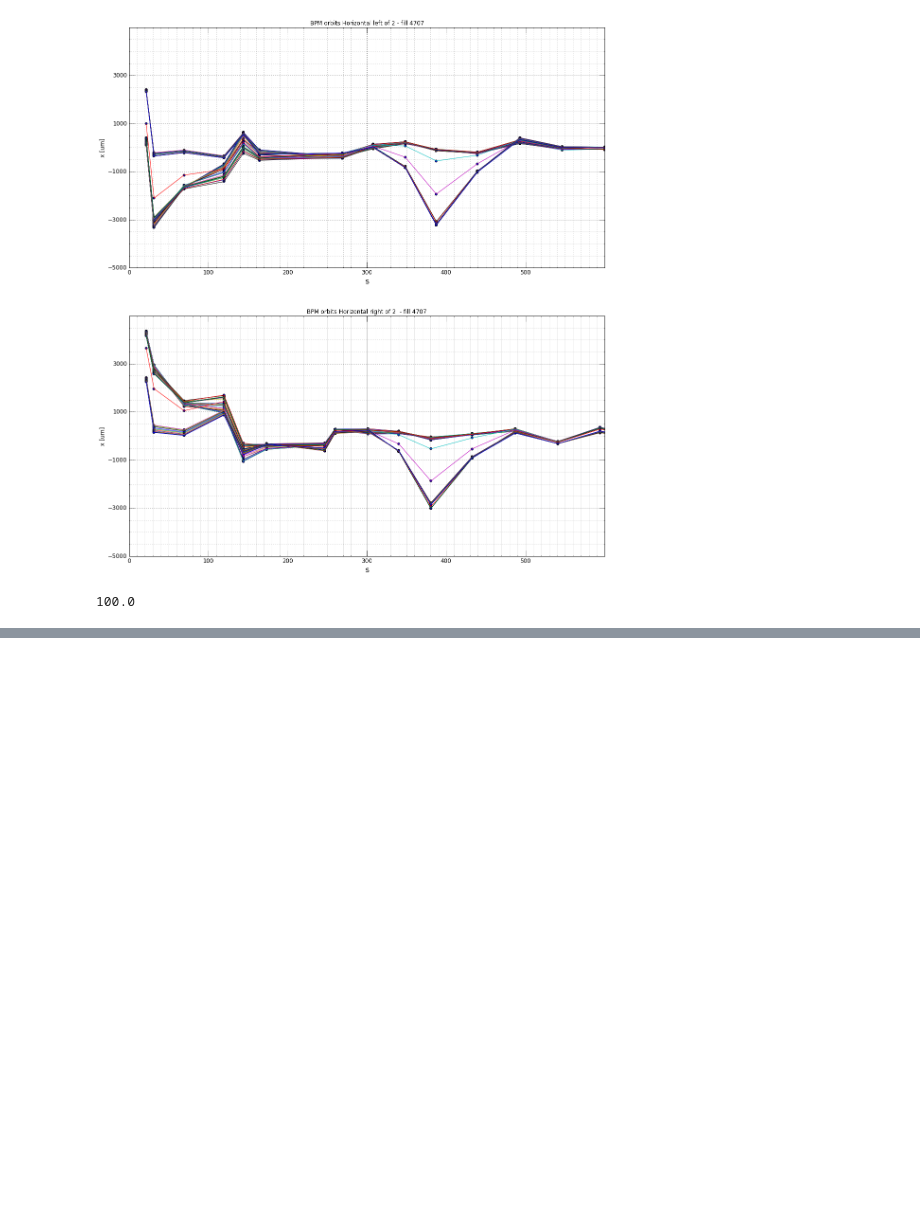
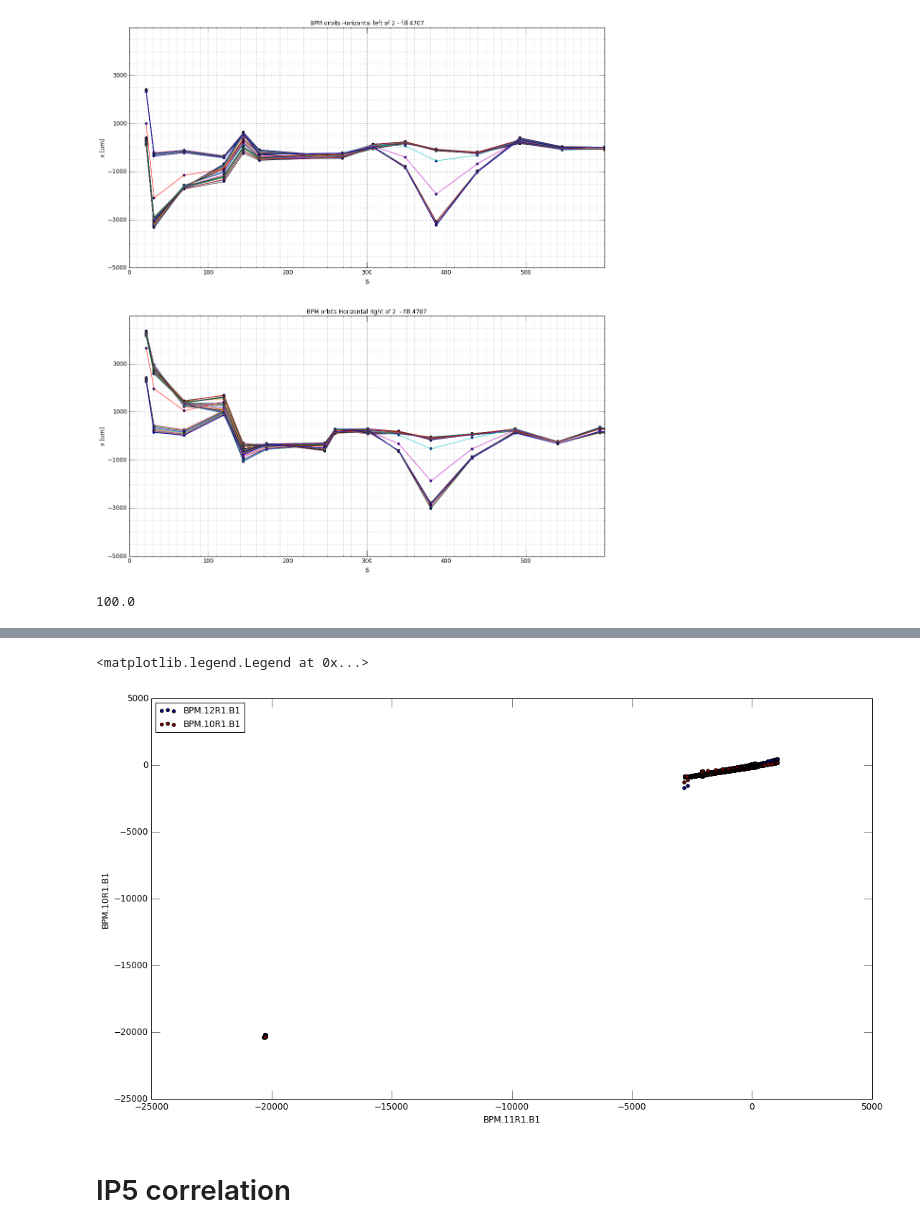
Before and after one commit to TMsangohan/Python_Tracking_Sec_Beams, a Jupyter notebook: BPM_ALL_IP.ipynb, the cells around one changed output, grey strips where cells are left out. Cells and saved outputs as stored; diff of their text form; code cells hidden in the pictures; blank space fills up the shorter version.

```diff
--- a/BPM_ALL_IP.ipynb
+++ b/BPM_ALL_IP.ipynb
@@ -232,0 +257,9 @@ plotbpm(fill4707,
+# %%
+ax = bpmrtest.plot.scatter(x='BPM.11R1.B1',y='BPM.12R1.B1',color='DarkBlue',label='BPM.12R1.B1',figsize=(18,10))
+bpmrtest.plot.scatter(x='BPM.11R1.B1',y='BPM.10R1.B1',color='DarkRed',label='BPM.10R1.B1',ax=ax)
+plt.legend(loc=2)
+# %% [output]
+<matplotlib.legend.Legend at 0x...>
+[figure, added]
+# %% [markdown]
+# IP5 correlation
```
Also changed, not shown: parts of 16 cells of this notebook.
